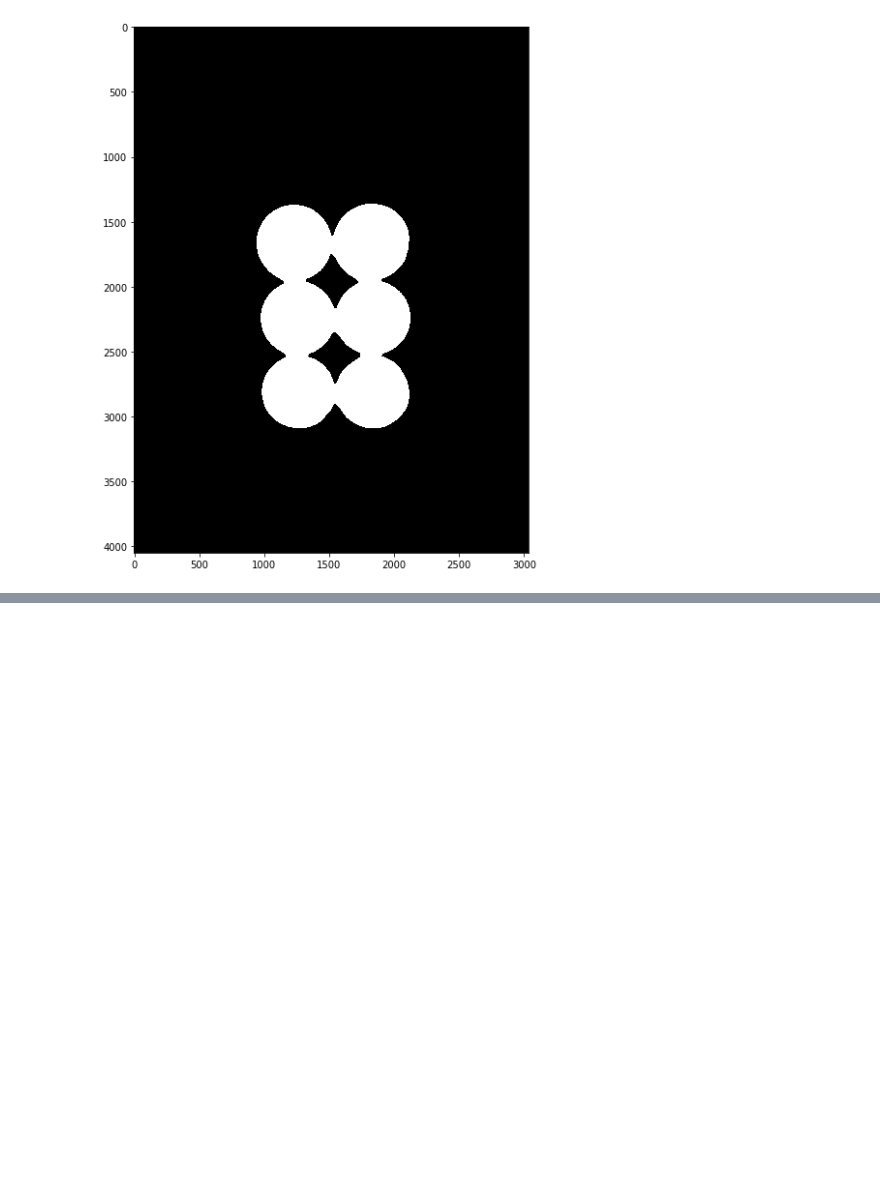
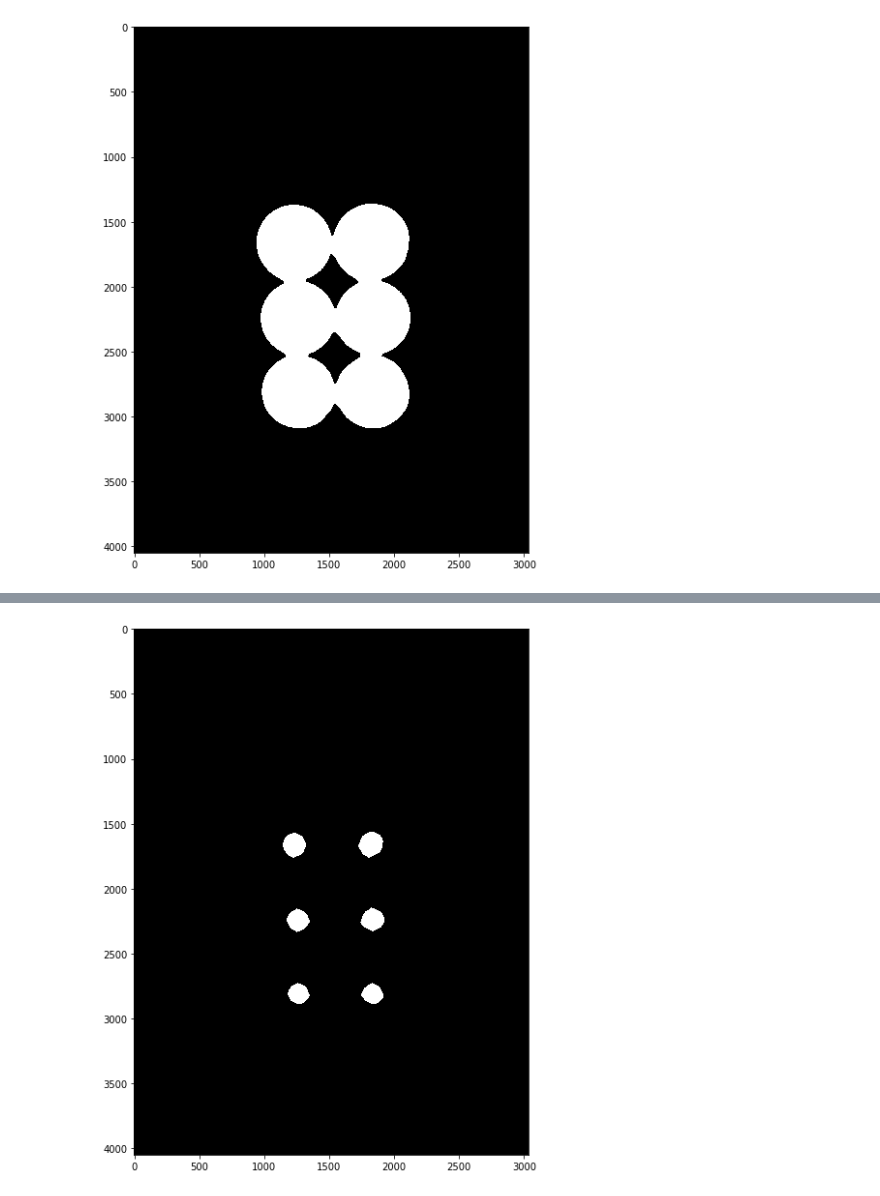
Before and after one commit to neemiasbsilva/object-detection-opencv, a Jupyter notebook: apply-watershed-algorithm.ipynb, the cells around one changed output, grey strips where cells are left out. Saved outputs shown, nothing was run; the diff lists cells and outputs as text; code cells hidden in the pictures; blank space fills up the shorter version.

```diff
--- a/apply-watershed-algorithm.ipynb
+++ b/apply-watershed-algorithm.ipynb
@@ -111,0 +120,6 @@ display(opening)
+# %%
+ret, sure_fg = cv2.threshold(dist_transform, 0.7 * dist_transform.max(), 255, 0)
+# %%
+display(sure_fg)
+# %% [output]
+[figure, added]
```
Also changed, not shown: parts of 8 cells of this notebook.
